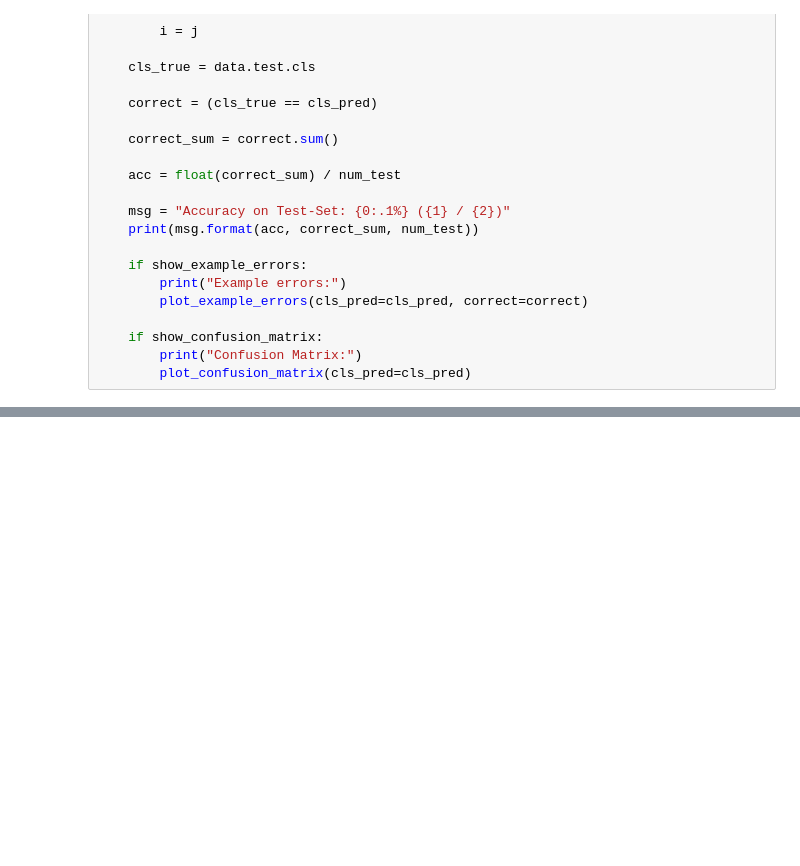
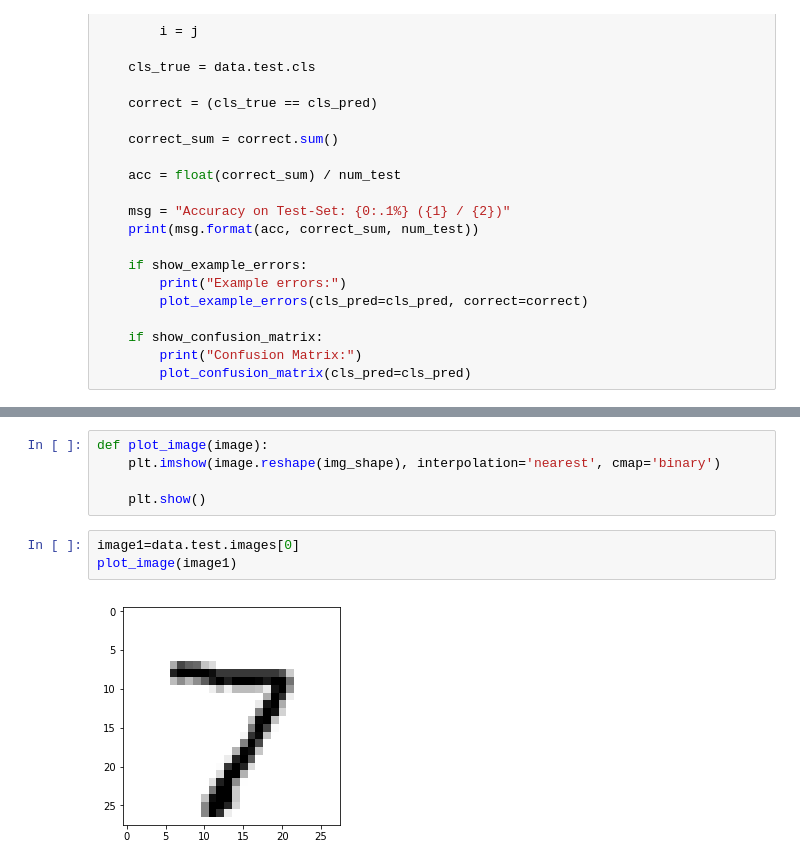
Before and after one commit to abinesh1/mnist-image-classification, a Jupyter notebook: mnist_notebook.ipynb, the cells around one changed output, grey strips where cells are left out. Saved outputs shown, nothing was run; the diff lists cells and outputs as text; blank space fills up the shorter version.

```diff
--- a/mnist_notebook.ipynb
+++ b/mnist_notebook.ipynb
@@ -393,0 +440,10 @@ Confusion Matrix:
+# %%
+def plot_image(image):
+    plt.imshow(image.reshape(img_shape), interpolation='nearest', cmap='binary')
+
+    plt.show()
+# %%
+image1=data.test.images[0]
+plot_image(image1)
+# %% [output]
+[figure, added]
```
Also changed, not shown: parts of 17 cells of this notebook.
